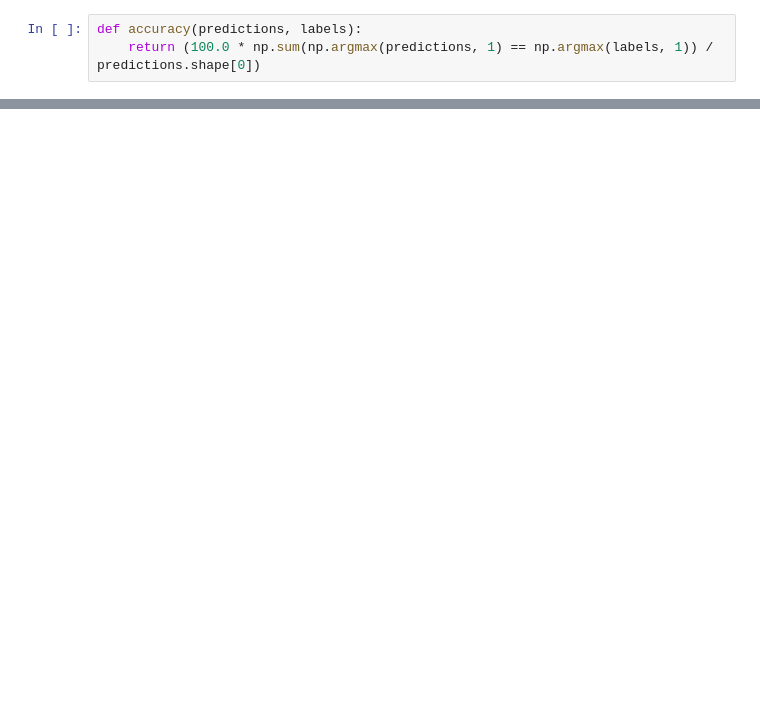
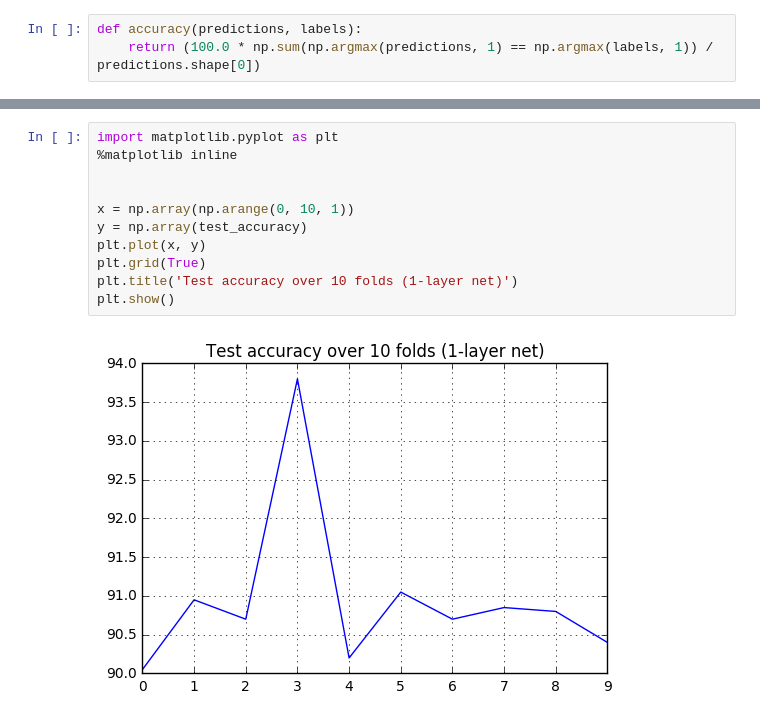
Before and after one commit to praveenkmurthy/BotnetDetection, a Jupyter notebook: machine-learning/neuralNetwork-1layer.ipynb, the cells around one changed output, grey strips where cells are left out. Cells and saved outputs as stored; diff of their text form; blank space fills up the shorter version.

```diff
--- a/machine-learning/neuralNetwork-1layer.ipynb
+++ b/machine-learning/neuralNetwork-1layer.ipynb
@@ -208,0 +216,13 @@ plt.show()
+# %%
+import matplotlib.pyplot as plt
+%matplotlib inline
+
+
+x = np.array(np.arange(0, 10, 1))
+y = np.array(test_accuracy)
+plt.plot(x, y)
+plt.grid(True)
+plt.title('Test accuracy over 10 folds (1-layer net)')
+plt.show()
+# %% [output]
+[figure, added]
```
Also changed, not shown: parts of 9 cells of this notebook, 2 other files.
